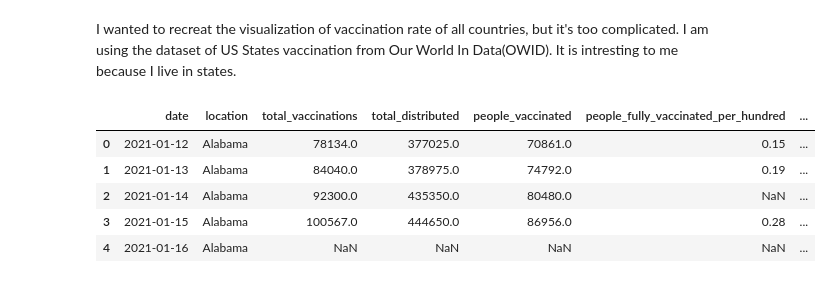
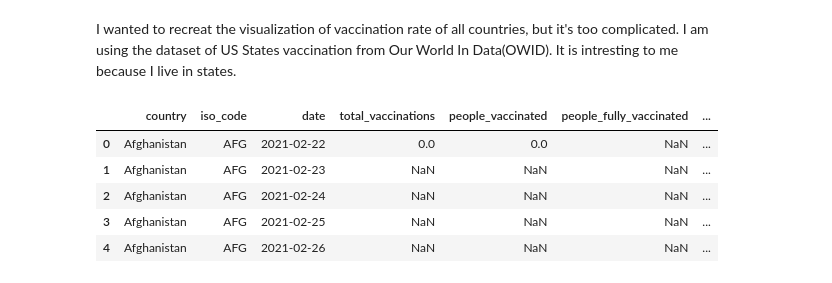
Before and after one commit to uthours/Data-Processing-Visualization, a Jupyter notebook: initialviz.ipynb, the cells around one changed output. Drawn from its saved outputs; the diff is of its cells as text; code cells hidden in the pictures.

```diff
--- a/initialviz.ipynb
+++ b/initialviz.ipynb
@@ -20,12 +20,12 @@ import matplotlib.pyplot as plt
 # %% [markdown]
 I wanted to recreat the visualization of vaccination rate of all countries, but it's too complicated. I am using the dataset of US States vaccination from Our World In Data(OWID). It is intresting to me because I live in states.
 # %%
-df = pd.read_csv('https://raw.githubusercontent.com/owid/covid-19-data/master/public/data/vaccinations/us_state_vaccinations.csv')
+df = pd.read_csv('https://raw.githubusercontent.com/uthours/Data-Processing-Visualization/main/country_vaccinations.csv')
 df.head()
 # %% [output]
-|  | date | location | total_vaccinations | total_distributed | people_vaccinated | people_fully_vaccinated_per_hundred | ... |
-| 0 | 2021-01-12 | Alabama | 78134.0 | 377025.0 | 70861.0 | 0.15 | ... |
-| 1 | 2021-01-13 | Alabama | 84040.0 | 378975.0 | 74792.0 | 0.19 | ... |
-| 2 | 2021-01-14 | Alabama | 92300.0 | 435350.0 | 80480.0 | NaN | ... |
-| 3 | 2021-01-15 | Alabama | 100567.0 | 444650.0 | 86956.0 | 0.28 | ... |
-| 4 | 2021-01-16 | Alabama | NaN | NaN | NaN | NaN | ... |
+|  | country | iso_code | date | total_vaccinations | people_vaccinated | people_fully_vaccinated | ... |
+| 0 | Afghanistan | AFG | 2021-02-22 | 0.0 | 0.0 | NaN | ... |
+| 1 | Afghanistan | AFG | 2021-02-23 | NaN | NaN | NaN | ... |
+| 2 | Afghanistan | AFG | 2021-02-24 | NaN | NaN | NaN | ... |
+| 3 | Afghanistan | AFG | 2021-02-25 | NaN | NaN | NaN | ... |
+| 4 | Afghanistan | AFG | 2021-02-26 | NaN | NaN | NaN | ... |
```
Also changed, not shown: parts of 10 cells of this notebook.
